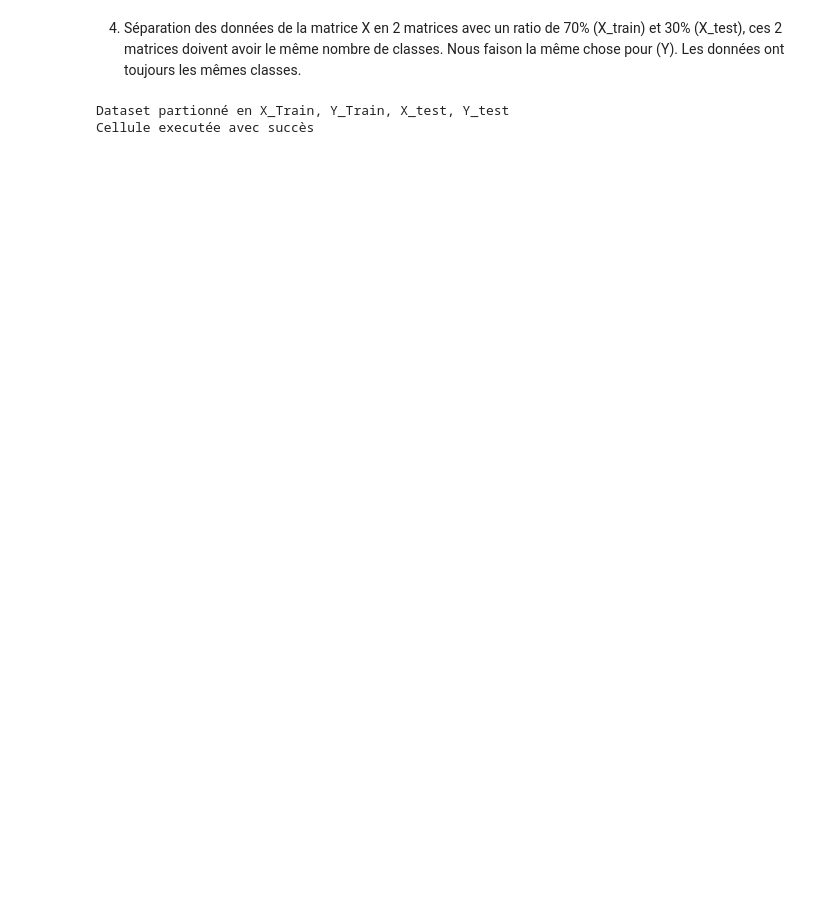
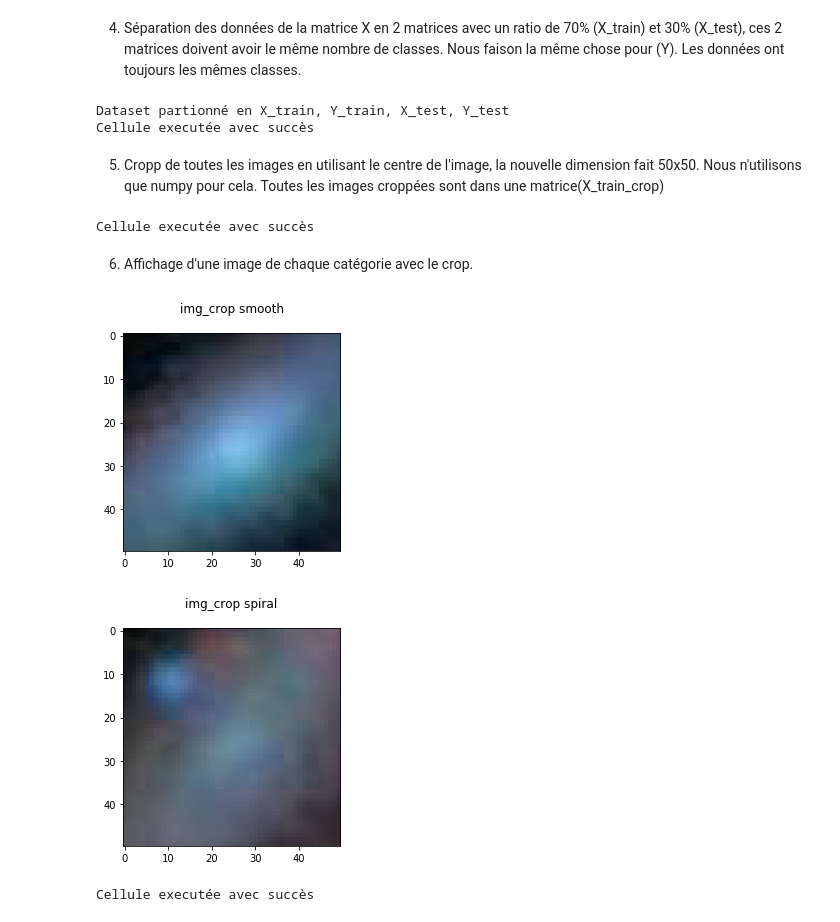
Before and after one commit to uvsq21501832/GIT_DEPOT_GTI770_TP00, a Jupyter notebook: TP00.ipynb, the cells around one changed output. Cells and saved outputs as stored; diff of their text form; code cells hidden in the pictures; blank space fills up the shorter version.

```diff
--- a/TP00.ipynb
+++ b/TP00.ipynb
@@ -222,8 +222,68 @@ for i in img_test_sample_ids :
     test_data_index+=1
     #print(""+Y[i]+""+str(test_data_index))
 
-print("Dataset partionné en X_Train, Y_Train, X_test, Y_test")
+print("Dataset partionné en X_train, Y_train, X_test, Y_test")
 print("Cellule executée avec succès")
 # %% [output]
-Dataset partionné en X_Train, Y_Train, X_test, Y_test
+Dataset partionné en X_train, Y_train, X_test, Y_test
 Cellule executée avec succès
+# %% [markdown]
+5. Cropp de toutes  les images en utilisant le centre de l'image, la nouvelle dimension fait 50x50. Nous n'utilisons que numpy pour cela. Toutes les images croppées sont dans une matrice(X_train_crop)
+# %%
+# Definition d'une fonction qui cropp une image à partir du centre et selon les nouvelles tailles données
+def cropper_centre(img, nouveauX, nouveauY):
+    milieuX = img.shape[0]/2
+    debutX = int(milieuX - nouveauX/2)
+    finX = int(milieuX + nouveauX/2)
+    milieuY = img.shape[1]/2
+    debutY = int(milieuY - nouveauY/2)
+    finY = int(milieuY + nouveauY/2)
+    img = img[debutX:finX, debutY:finY, :]
+    return img
+#Teste de notre fonction avec une image, 100259.jpg
+#imagePath = 'Dataset_GTI770\images_training/100259.jpg'
+#img = cv2.imread(imagePath)
+#plt.imshow(img)
+#plt.show()
+#print(img.shape)
+#imgcrop = cropper_centre(img, 50, 50)
+#print(imgcrop.shape)
+#plt.imshow(imgcrop)
+#plt.figure()
+
+#Cropp de toutes les images dans X_train vers X_train_crop
+X_train_crop = np.zeros((70, 50, 50,3))
+X_train_crop_index = 0
+for i in X_train:
+    X_train_crop[X_train_crop_index] = cropper_centre(X_train[X_train_crop_index], 50, 50)
+    X_train_crop_index+=1
+print("Cellule executée avec succès")
+# %% [output]
+Cellule executée avec succès
+# %% [markdown]
+6. Affichage d'une image de chaque catégorie avec le crop.
+# %%
+X_train_crop_index = 0
+nb_plt_smooth = 0
+nb_plt_spiral = 0
+for i in Y_train:
+    if "smooth" in Y[X_train_crop_index] and nb_plt_smooth == 0:
+        plt.imshow(X_train_crop[X_train_crop_index]/255)
+        plt.title("img_crop "+Y[X_train_crop_index])
+        plt.show()
+        X_train_crop_index+=1
+        nb_plt_smooth=1
+    else :
+        if "spiral" in Y[X_train_crop_index] and nb_plt_spiral == 0:
+            plt.imshow(X_train_crop[X_train_crop_index]/255)
+            plt.title("img_crop "+Y[X_train_crop_index])
+            plt.show()
+            X_train_crop_index+=1
+            nb_plt_spiral=1
+    if nb_plt_smooth == 0 and nb_plt_spiral == 0 :
+        break
+print("Cellule executée avec succès")
+# %% [output]
+[figure, added]
+[figure, added]
+Cellule executée avec succès
```
Also changed, not shown: parts of 3 cells of this notebook.
